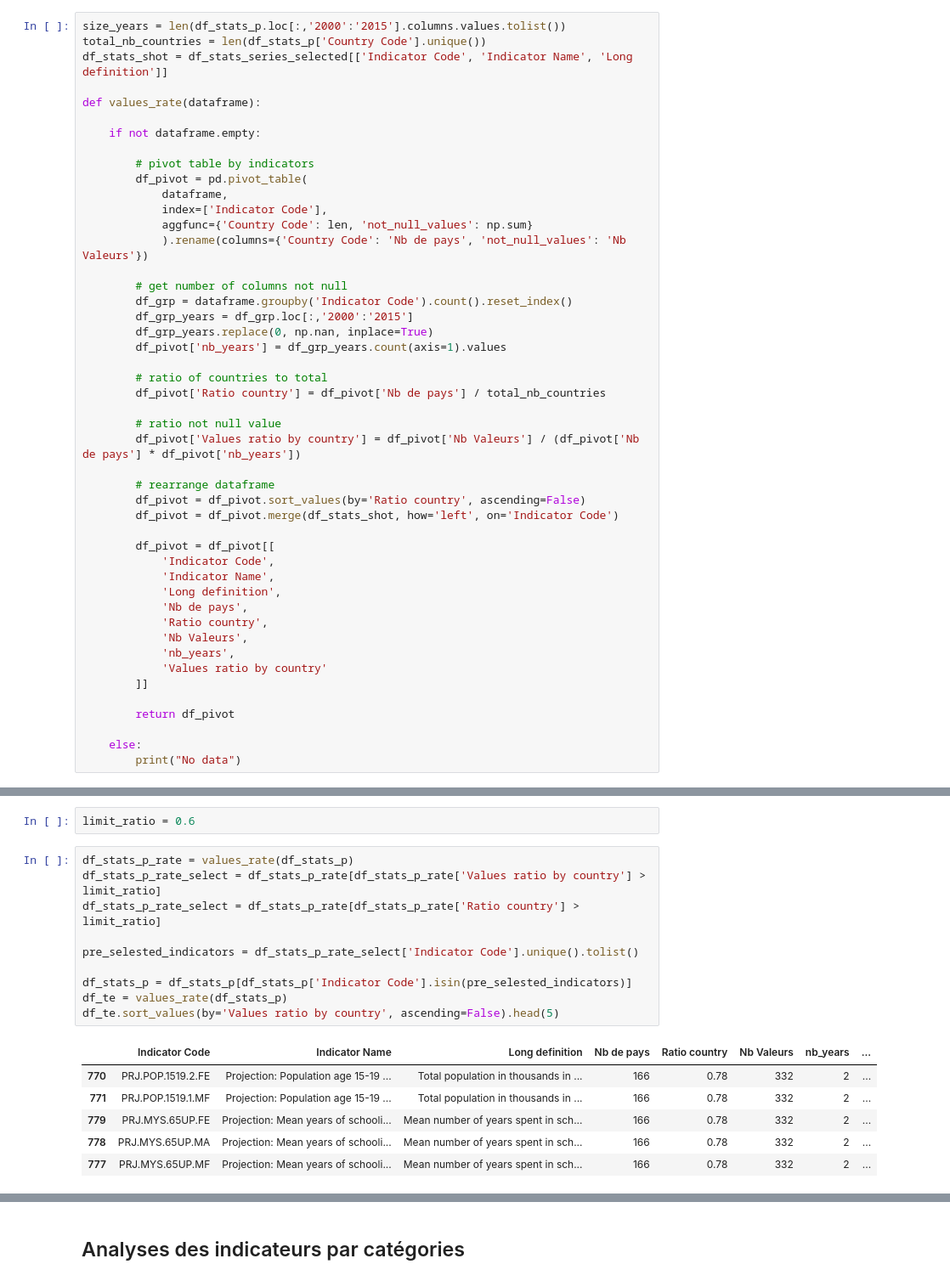
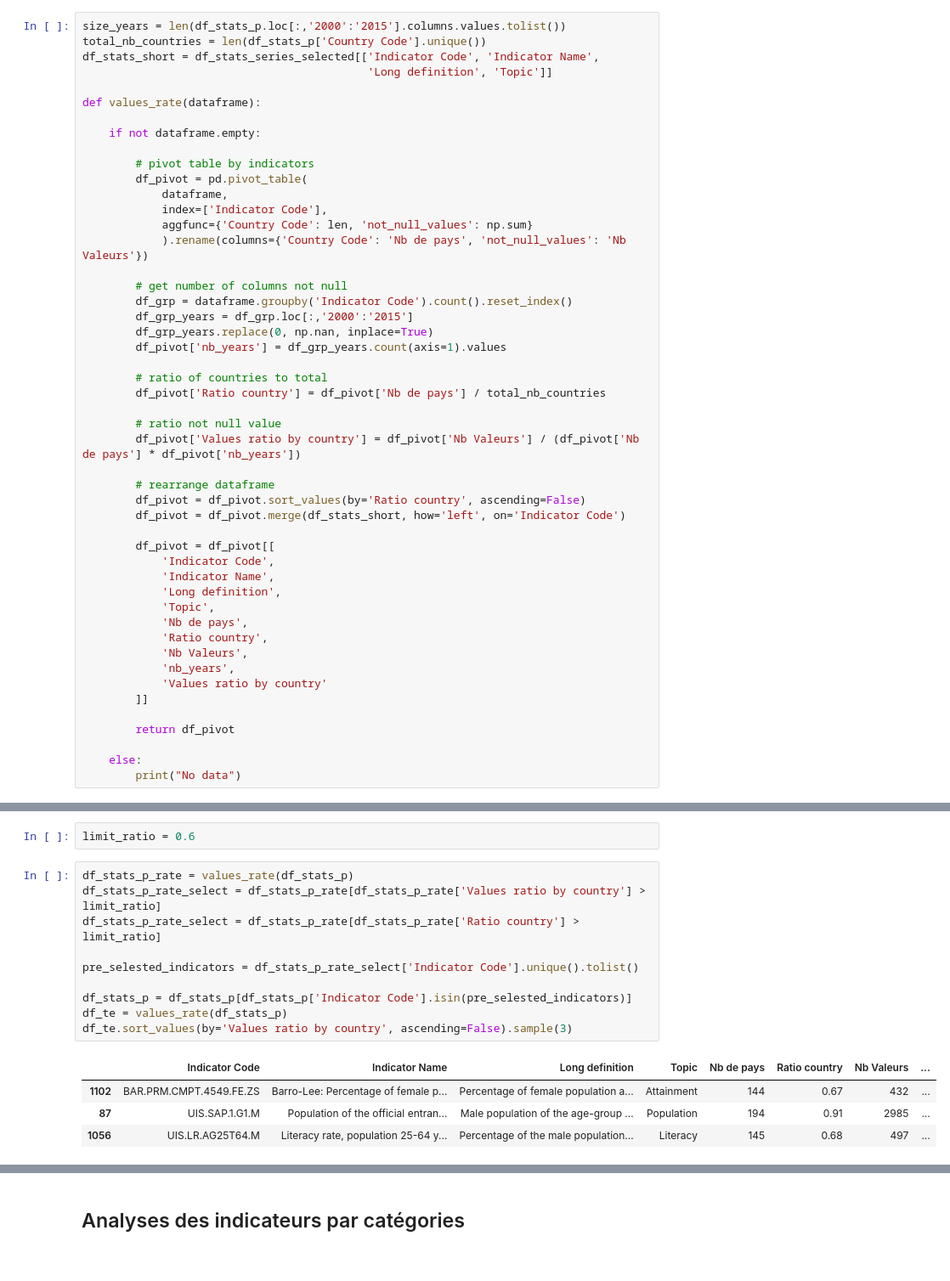
Before and after one commit to Lwmay/analyses_de_systemes_educatifs, a Jupyter notebook: P2_01_notebook.ipynb, the cells around one changed output, grey strips where cells are left out. Shown at 85% size. Cells and saved outputs as stored; diff of their text form.

```diff
--- a/P2_01_notebook.ipynb
+++ b/P2_01_notebook.ipynb
@@ -644,7 +645,8 @@ df_stats_p.sample(1)
 # %%
 size_years = len(df_stats_p.loc[:,'2000':'2015'].columns.values.tolist())
 total_nb_countries = len(df_stats_p['Country Code'].unique())
-df_stats_shot = df_stats_series_selected[['Indicator Code', 'Indicator Name', 'Long definition']]
+df_stats_short = df_stats_series_selected[['Indicator Code', 'Indicator Name',
+                                           'Long definition', 'Topic']]
 
 def values_rate(dataframe):
 
@@ -671,12 +673,13 @@ def values_rate(dataframe):
 
         # rearrange dataframe
         df_pivot = df_pivot.sort_values(by='Ratio country', ascending=False)
-        df_pivot = df_pivot.merge(df_stats_shot, how='left', on='Indicator Code')
+        df_pivot = df_pivot.merge(df_stats_short, how='left', on='Indicator Code')
 
         df_pivot = df_pivot[[
             'Indicator Code',
             'Indicator Name',
             'Long definition',
+            'Topic',
             'Nb de pays',
             'Ratio country',
             'Nb Valeurs',
@@ -712,17 +715,15 @@ limit_ratio = 0.6
 # %%
 df_stats_p_rate = values_rate(df_stats_p)
 df_stats_p_rate_select = df_stats_p_rate[df_stats_p_rate['Values ratio by country'] > limit_ratio]
 df_stats_p_rate_select = df_stats_p_rate[df_stats_p_rate['Ratio country'] > limit_ratio]
 
 pre_selested_indicators = df_stats_p_rate_select['Indicator Code'].unique().tolist()
 
 df_stats_p = df_stats_p[df_stats_p['Indicator Code'].isin(pre_selested_indicators)]
 df_te = values_rate(df_stats_p)
-df_te.sort_values(by='Values ratio by country', ascending=False).head(5)
+df_te.sort_values(by='Values ratio by country', ascending=False).sample(3)
 # %% [output]
-|  | Indicator Code | Indicator Name | Long definition | Nb de pays | Ratio country | Nb Valeurs | nb_years | ... |
-| 770 | PRJ.POP.1519.2.FE | Projection: Population age 15-19 ... | Total population in thousands in ... | 166 | 0.78 | 332 | 2 | ... |
-| 771 | PRJ.POP.1519.1.MF | Projection: Population age 15-19 ... | Total population in thousands in ... | 166 | 0.78 | 332 | 2 | ... |
-| 779 | PRJ.MYS.65UP.FE | Projection: Mean years of schooli... | Mean number of years spent in sch... | 166 | 0.78 | 332 | 2 | ... |
-| 778 | PRJ.MYS.65UP.MA | Projection: Mean years of schooli... | Mean number of years spent in sch... | 166 | 0.78 | 332 | 2 | ... |
-| 777 | PRJ.MYS.65UP.MF | Projection: Mean years of schooli... | Mean number of years spent in sch... | 166 | 0.78 | 332 | 2 | ... |
+|  | Indicator Code | Indicator Name | Long definition | Topic | Nb de pays | Ratio country | Nb Valeurs | ... |
+| 1102 | BAR.PRM.CMPT.4549.FE.ZS | Barro-Lee: Percentage of female p... | Percentage of female population a... | Attainment | 144 | 0.67 | 432 | ... |
+| 87 | UIS.SAP.1.G1.M | Population of the official entran... | Male population of the age-group ... | Population | 194 | 0.91 | 2985 | ... |
+| 1056 | UIS.LR.AG25T64.M | Literacy rate, population 25-64 y... | Percentage of the male population... | Literacy | 145 | 0.68 | 497 | ... |
```
Also changed, not shown: parts of 96 cells of this notebook.
